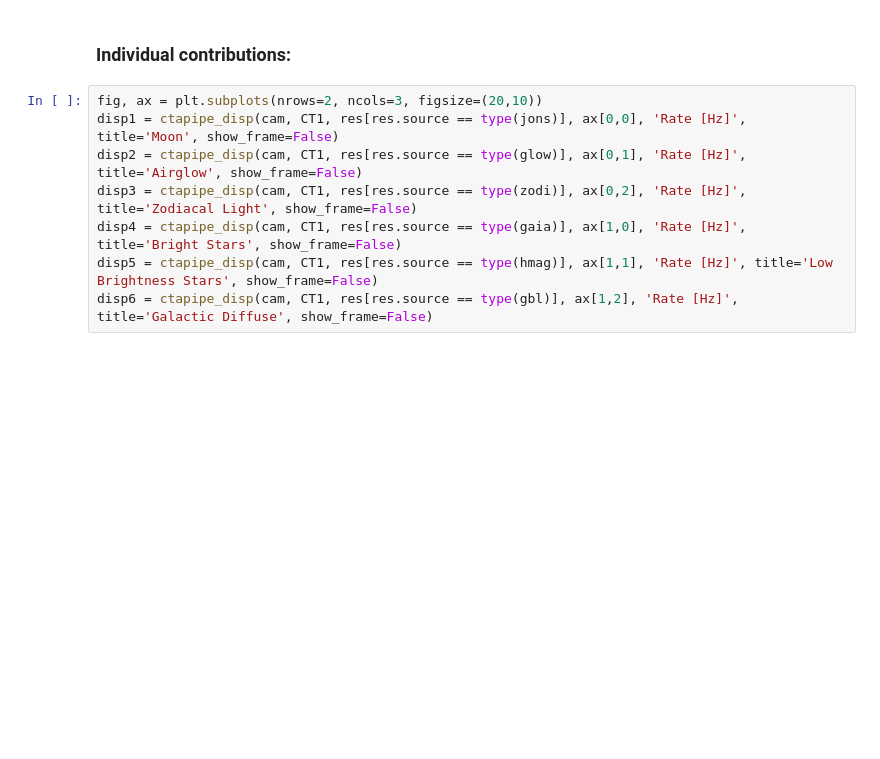
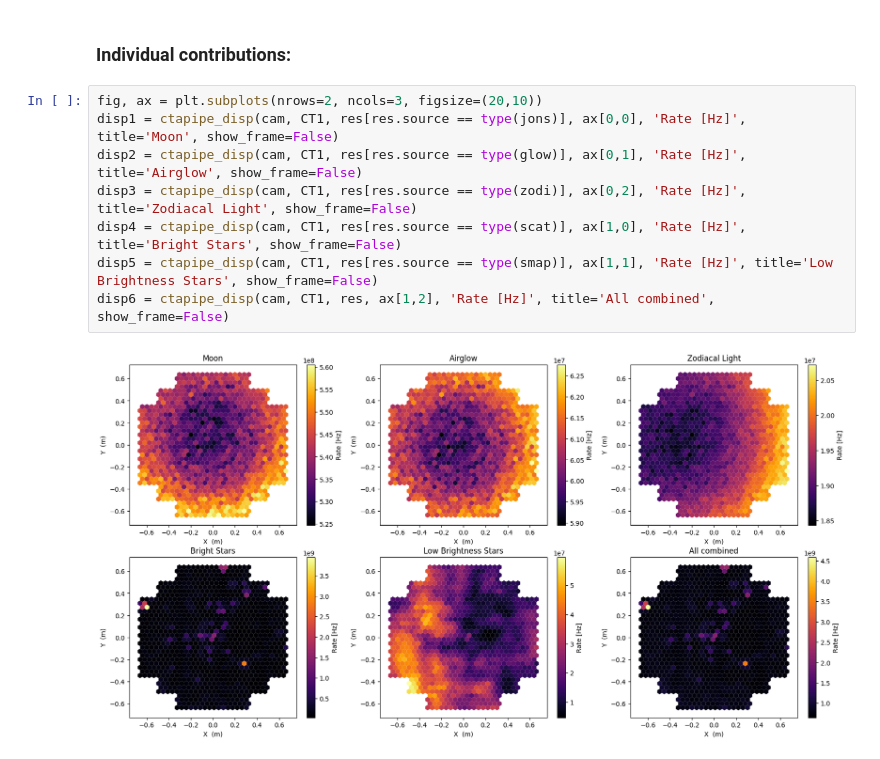
Before and after one commit to GerritRo/nsb2, a Jupyter notebook: examples/HESSI_Tutorial.ipynb, the cells around one changed output. Cells and saved outputs as stored; diff of their text form; blank space fills up the shorter version.

```diff
--- a/examples/HESSI_Tutorial.ipynb
+++ b/examples/HESSI_Tutorial.ipynb
@@ -124,8 +108,10 @@ disp.set_limits_minmax(0, 1.8e9)
 # %%
 fig, ax = plt.subplots(nrows=2, ncols=3, figsize=(20,10))
 disp1 = ctapipe_disp(cam, CT1, res[res.source == type(jons)], ax[0,0], 'Rate [Hz]', title='Moon', show_frame=False)
 disp2 = ctapipe_disp(cam, CT1, res[res.source == type(glow)], ax[0,1], 'Rate [Hz]', title='Airglow', show_frame=False)
 disp3 = ctapipe_disp(cam, CT1, res[res.source == type(zodi)], ax[0,2], 'Rate [Hz]', title='Zodiacal Light', show_frame=False)
-disp4 = ctapipe_disp(cam, CT1, res[res.source == type(gaia)], ax[1,0], 'Rate [Hz]', title='Bright Stars', show_frame=False)
-disp5 = ctapipe_disp(cam, CT1, res[res.source == type(hmag)], ax[1,1], 'Rate [Hz]', title='Low Brightness Stars', show_frame=False)
-disp6 = ctapipe_disp(cam, CT1, res[res.source == type(gbl)], ax[1,2], 'Rate [Hz]', title='Galactic Diffuse', show_frame=False)
+disp4 = ctapipe_disp(cam, CT1, res[res.source == type(scat)], ax[1,0], 'Rate [Hz]', title='Bright Stars', show_frame=False)
+disp5 = ctapipe_disp(cam, CT1, res[res.source == type(smap)], ax[1,1], 'Rate [Hz]', title='Low Brightness Stars', show_frame=False)
+disp6 = ctapipe_disp(cam, CT1, res, ax[1,2], 'Rate [Hz]', title='All combined', show_frame=False)
+# %% [output]
+[figure, added]
```
Also changed, not shown: parts of 21 cells of this notebook, 2 other files.
